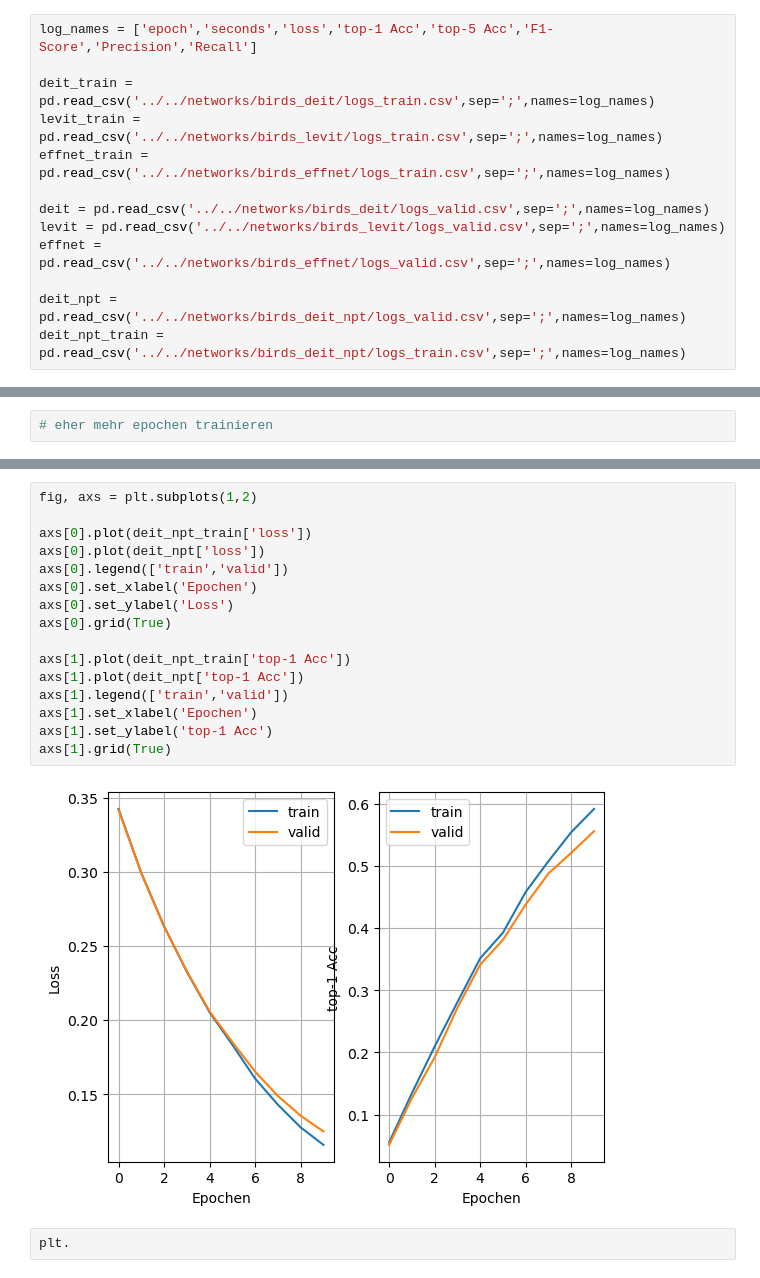
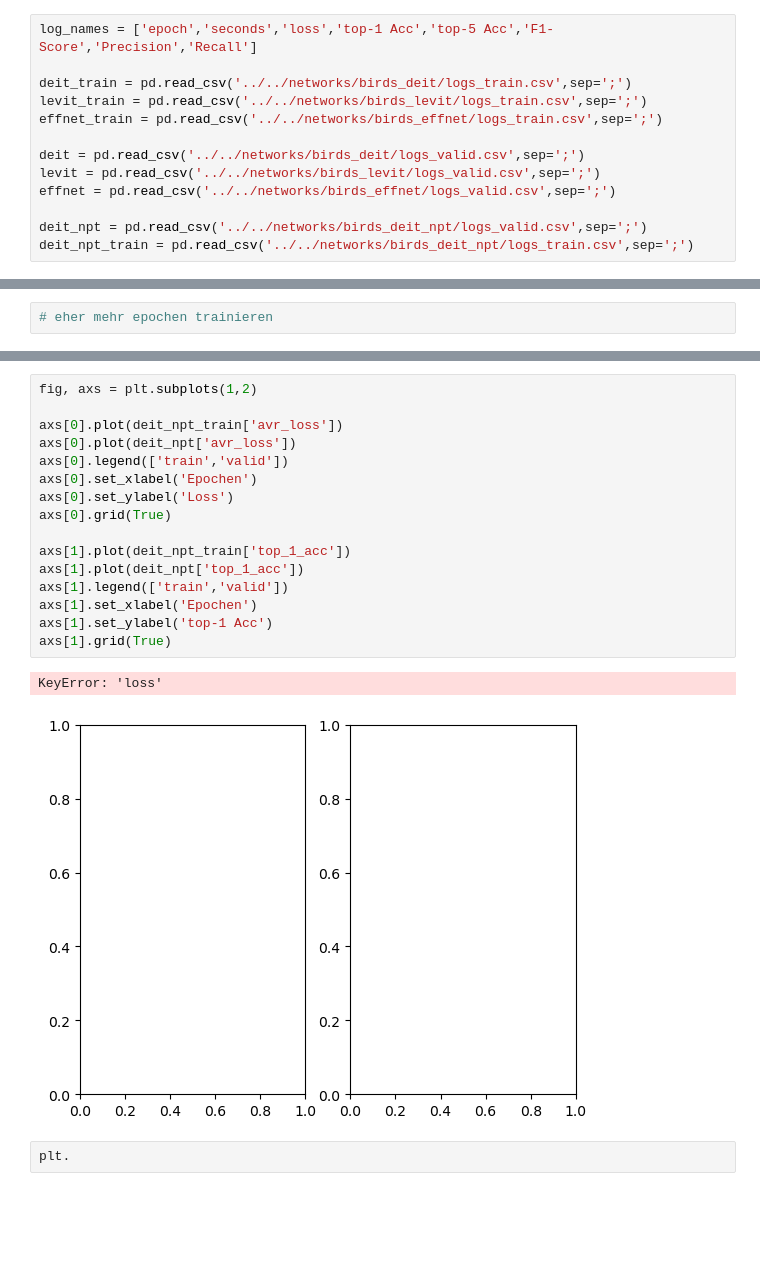
Before and after one commit to SimonKmr/DeitProject, a Jupyter notebook: analysis/notebooks/Logs.ipynb, the cells around one changed output, grey strips where cells are left out. Saved outputs shown, nothing was run; the diff lists cells and outputs as text; blank space fills up the shorter version.

```diff
--- a/analysis/notebooks/Logs.ipynb
+++ b/analysis/notebooks/Logs.ipynb
@@ -4,16 +4,16 @@ import matplotlib.pyplot as plt
 # %%
 log_names = ['epoch','seconds','loss','top-1 Acc','top-5 Acc','F1-Score','Precision','Recall']
 
-deit_train = pd.read_csv('../../networks/birds_deit/logs_train.csv',sep=';',names=log_names)
-levit_train = pd.read_csv('../../networks/birds_levit/logs_train.csv',sep=';',names=log_names)
-effnet_train = pd.read_csv('../../networks/birds_effnet/logs_train.csv',sep=';',names=log_names)
+deit_train = pd.read_csv('../../networks/birds_deit/logs_train.csv',sep=';')
+levit_train = pd.read_csv('../../networks/birds_levit/logs_train.csv',sep=';')
+effnet_train = pd.read_csv('../../networks/birds_effnet/logs_train.csv',sep=';')
 
-deit = pd.read_csv('../../networks/birds_deit/logs_valid.csv',sep=';',names=log_names)
-levit = pd.read_csv('../../networks/birds_levit/logs_valid.csv',sep=';',names=log_names)
-effnet = pd.read_csv('../../networks/birds_effnet/logs_valid.csv',sep=';',names=log_names)
+deit = pd.read_csv('../../networks/birds_deit/logs_valid.csv',sep=';')
+levit = pd.read_csv('../../networks/birds_levit/logs_valid.csv',sep=';')
+effnet = pd.read_csv('../../networks/birds_effnet/logs_valid.csv',sep=';')
 
-deit_npt = pd.read_csv('../../networks/birds_deit_npt/logs_valid.csv',sep=';',names=log_names)
-deit_npt_train = pd.read_csv('../../networks/birds_deit_npt/logs_train.csv',sep=';',names=log_names)
+deit_npt = pd.read_csv('../../networks/birds_deit_npt/logs_valid.csv',sep=';')
+deit_npt_train = pd.read_csv('../../networks/birds_deit_npt/logs_train.csv',sep=';')
 # %%
 def plot_by_epoch(col):
     plt.plot(deit['epoch'], deit[col])
@@ -115,20 +121,21 @@ effnet
 # %%
 fig, axs = plt.subplots(1,2)
 
-axs[0].plot(deit_npt_train['loss'])
-axs[0].plot(deit_npt['loss'])
+axs[0].plot(deit_npt_train['avr_loss'])
+axs[0].plot(deit_npt['avr_loss'])
 axs[0].legend(['train','valid'])
 axs[0].set_xlabel('Epochen')
 axs[0].set_ylabel('Loss')
 axs[0].grid(True)
 
-axs[1].plot(deit_npt_train['top-1 Acc'])
-axs[1].plot(deit_npt['top-1 Acc'])
+axs[1].plot(deit_npt_train['top_1_acc'])
+axs[1].plot(deit_npt['top_1_acc'])
 axs[1].legend(['train','valid'])
 axs[1].set_xlabel('Epochen')
 axs[1].set_ylabel('top-1 Acc')
 axs[1].grid(True)
 # %% [output]
+KeyError: 'loss'
-[figure, old version]
+[figure, new version]
 # %%
 plt.
```
Also changed, not shown: parts of 9 cells of this notebook, 3 other files.
